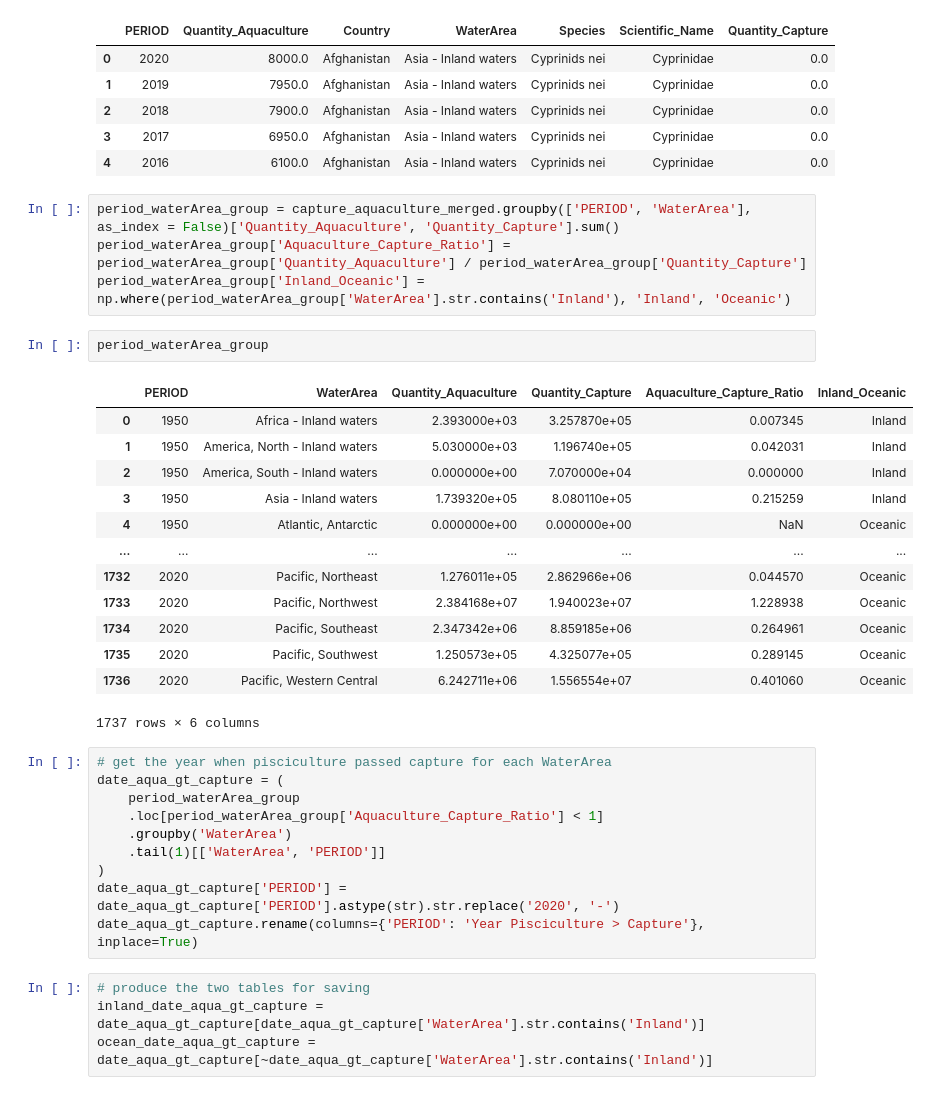
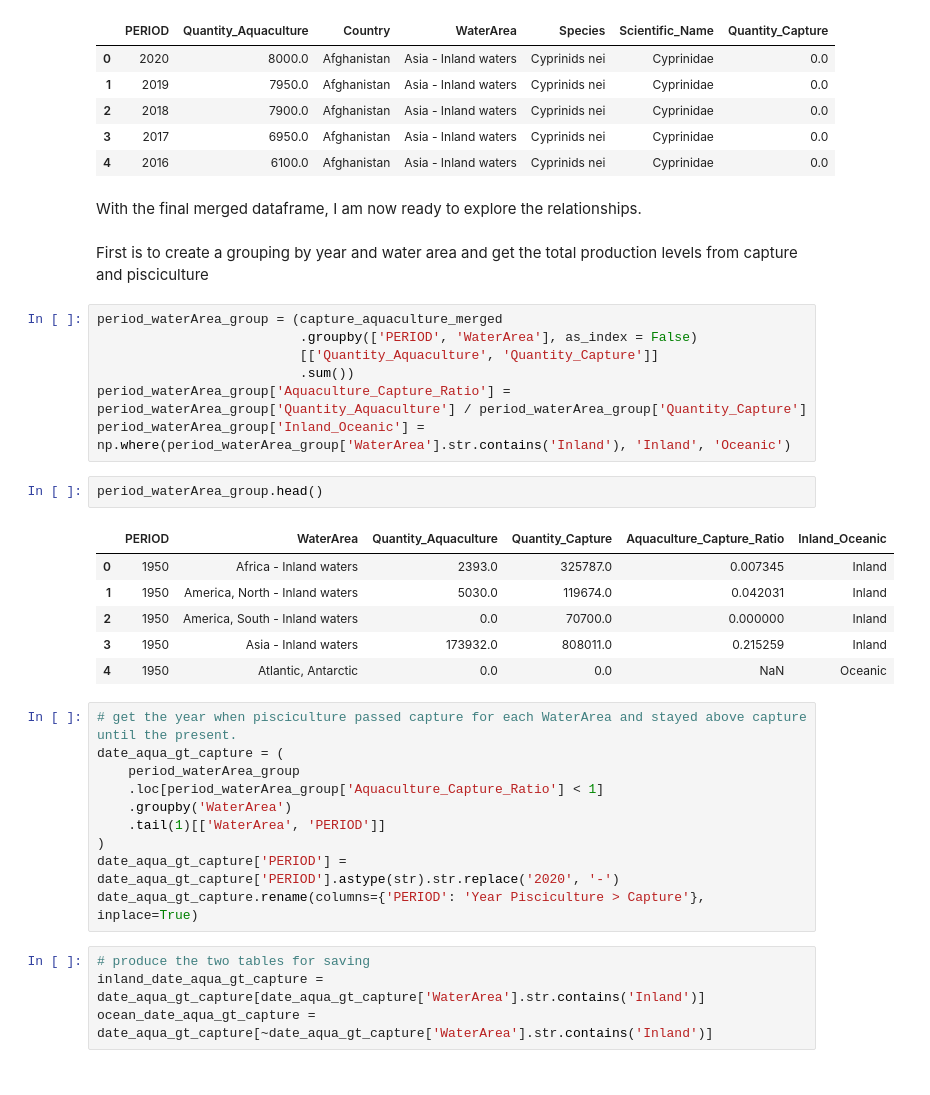
Before and after one commit to seenstevo/Pisciculture_EDA, a Jupyter notebook: src/notebooks/Compare_Capture_Aquaculture.ipynb, the cells around one changed output. Drawn from its saved outputs; the diff is of its cells as text.

```diff
--- a/src/notebooks/Compare_Capture_Aquaculture.ipynb
+++ b/src/notebooks/Compare_Capture_Aquaculture.ipynb
@@ -97,28 +99,28 @@ capture_aquaculture_merged.head()
 | 2 | 2018 | 7900.0 | Afghanistan | Asia - Inland waters | Cyprinids nei | Cyprinidae | 0.0 |
 | 3 | 2017 | 6950.0 | Afghanistan | Asia - Inland waters | Cyprinids nei | Cyprinidae | 0.0 |
 | 4 | 2016 | 6100.0 | Afghanistan | Asia - Inland waters | Cyprinids nei | Cyprinidae | 0.0 |
+# %% [markdown]
+With the final merged dataframe, I am now ready to explore the relationships.
+# %% [markdown]
+First is to create a grouping by year and water area and get the total production levels from capture and pisciculture
 # %%
-period_waterArea_group = capture_aquaculture_merged.groupby(['PERIOD', 'WaterArea'], as_index = False)['Quantity_Aquaculture', 'Quantity_Capture'].sum()
+period_waterArea_group = (capture_aquaculture_merged
+                          .groupby(['PERIOD', 'WaterArea'], as_index = False)
+                          [['Quantity_Aquaculture', 'Quantity_Capture']]
+                          .sum())
 period_waterArea_group['Aquaculture_Capture_Ratio'] = period_waterArea_group['Quantity_Aquaculture'] / period_waterArea_group['Quantity_Capture']
 period_waterArea_group['Inland_Oceanic'] = np.where(period_waterArea_group['WaterArea'].str.contains('Inland'), 'Inland', 'Oceanic')
 # %%
-period_waterArea_group
+period_waterArea_group.head()
 # %% [output]
 |  | PERIOD | WaterArea | Quantity_Aquaculture | Quantity_Capture | Aquaculture_Capture_Ratio | Inland_Oceanic |
-| 0 | 1950 | Africa - Inland waters | 2.393000e+03 | 3.257870e+05 | 0.007345 | Inland |
-| 1 | 1950 | America, North - Inland waters | 5.030000e+03 | 1.196740e+05 | 0.042031 | Inland |
-| 2 | 1950 | America, South - Inland waters | 0.000000e+00 | 7.070000e+04 | 0.000000 | Inland |
-| 3 | 1950 | Asia - Inland waters | 1.739320e+05 | 8.080110e+05 | 0.215259 | Inland |
-| 4 | 1950 | Atlantic, Antarctic | 0.000000e+00 | 0.000000e+00 | NaN | Oceanic |
-| ... | ... | ... | ... | ... | ... | ... |
-| 1732 | 2020 | Pacific, Northeast | 1.276011e+05 | 2.862966e+06 | 0.044570 | Oceanic |
-| 1733 | 2020 | Pacific, Northwest | 2.384168e+07 | 1.940023e+07 | 1.228938 | Oceanic |
-| 1734 | 2020 | Pacific, Southeast | 2.347342e+06 | 8.859185e+06 | 0.264961 | Oceanic |
-| 1735 | 2020 | Pacific, Southwest | 1.250573e+05 | 4.325077e+05 | 0.289145 | Oceanic |
-| 1736 | 2020 | Pacific, Western Central | 6.242711e+06 | 1.556554e+07 | 0.401060 | Oceanic |
+| 0 | 1950 | Africa - Inland waters | 2393.0 | 325787.0 | 0.007345 | Inland |
+| 1 | 1950 | America, North - Inland waters | 5030.0 | 119674.0 | 0.042031 | Inland |
+| 2 | 1950 | America, South - Inland waters | 0.0 | 70700.0 | 0.000000 | Inland |
+| 3 | 1950 | Asia - Inland waters | 173932.0 | 808011.0 | 0.215259 | Inland |
+| 4 | 1950 | Atlantic, Antarctic | 0.0 | 0.0 | NaN | Oceanic |
-1737 rows × 6 columns
 # %%
-# get the year when pisciculture passed capture for each WaterArea
+# get the year when pisciculture passed capture for each WaterArea and stayed above capture until the present.
 date_aqua_gt_capture = (
     period_waterArea_group
     .loc[period_waterArea_group['Aquaculture_Capture_Ratio'] < 1]
```
Also changed, not shown: parts of 20 cells of this notebook, 13 other files.
